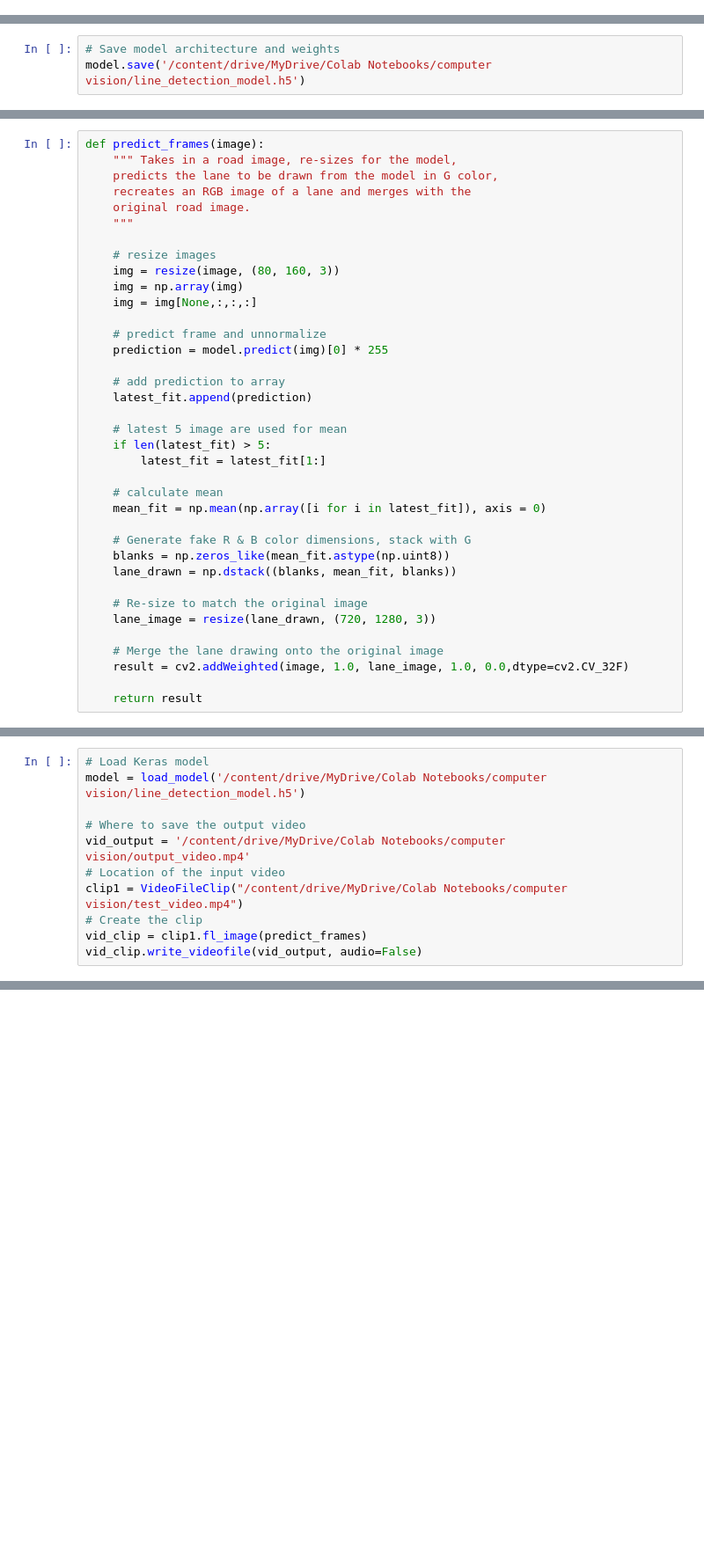
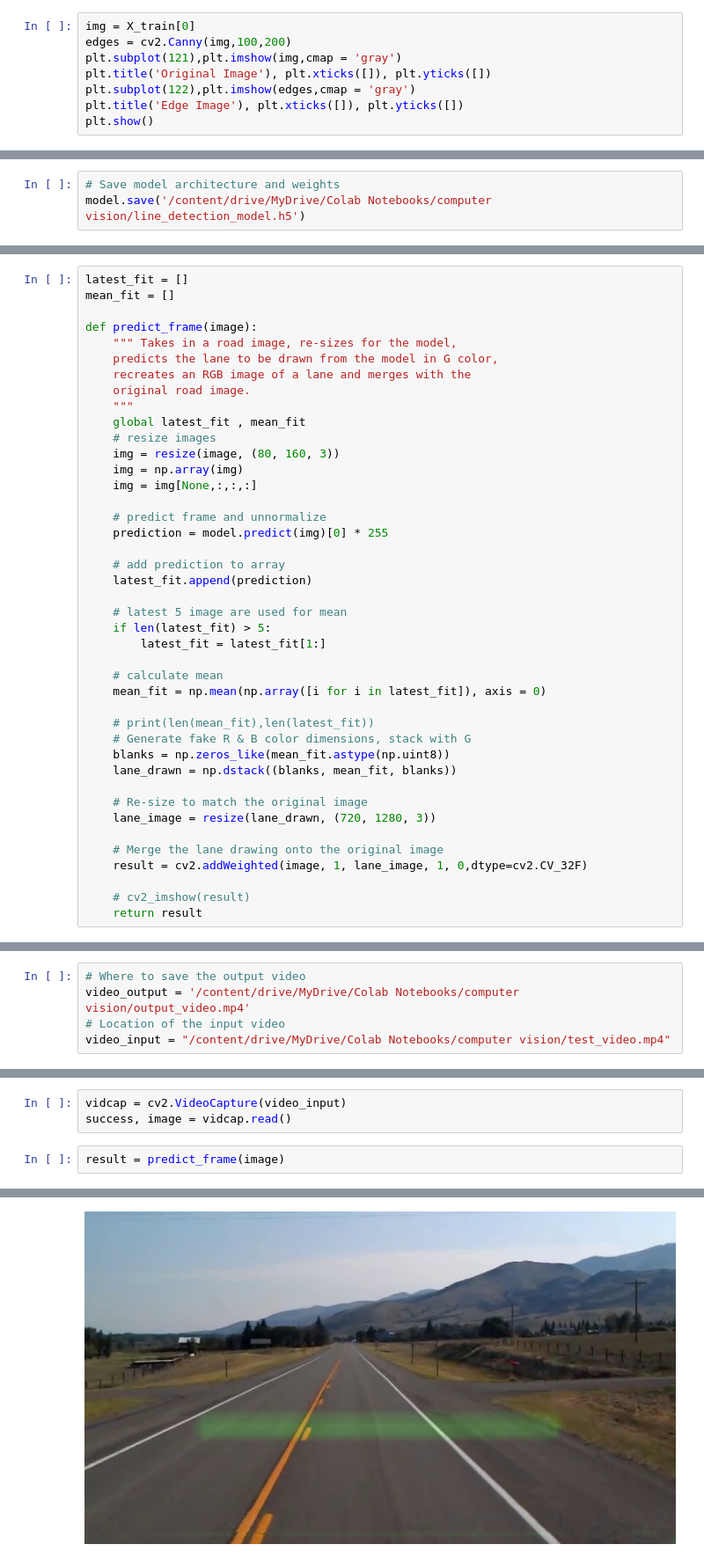
Before and after one commit to ofyzero/projectApollo, a Jupyter notebook: final_project.ipynb, the cells around one changed output, grey strips where cells are left out. Shown at 88% size. Cells and saved outputs as stored; diff of their text form; blank space fills up the shorter version.

```diff
--- a/final_project.ipynb
+++ b/final_project.ipynb
@@ -147,0 +78,8 @@ plt.show()
+# %%
+img = X_train[0]
+edges = cv2.Canny(img,100,200)
+plt.subplot(121),plt.imshow(img,cmap = 'gray')
+plt.title('Original Image'), plt.xticks([]), plt.yticks([])
+plt.subplot(122),plt.imshow(edges,cmap = 'gray')
+plt.title('Edge Image'), plt.xticks([]), plt.yticks([])
+plt.show()
@@ -250,11 +253,14 @@ mean_fit = []
 # %%
-def predict_frames(image):
+latest_fit = []
+mean_fit = []
+
+def predict_frame(image):
     """ Takes in a road image, re-sizes for the model,
     predicts the lane to be drawn from the model in G color,
     recreates an RGB image of a lane and merges with the
     original road image.
     """
-
+    global latest_fit , mean_fit
     # resize images
     img = resize(image, (80, 160, 3))
     img = np.array(img)
@@ -273,6 +279,7 @@ def predict_frames(image):
     # calculate mean
     mean_fit = np.mean(np.array([i for i in latest_fit]), axis = 0)
 
+    # print(len(mean_fit),len(latest_fit))
     # Generate fake R & B color dimensions, stack with G
     blanks = np.zeros_like(mean_fit.astype(np.uint8))
     lane_drawn = np.dstack((blanks, mean_fit, blanks))
@@ -281,6 +288,7 @@ def predict_frames(image):
     lane_image = resize(lane_drawn, (720, 1280, 3))
 
     # Merge the lane drawing onto the original image
-    result = cv2.addWeighted(image, 1.0, lane_image, 1.0, 0.0,dtype=cv2.CV_32F)
+    result = cv2.addWeighted(image, 1, lane_image, 1, 0,dtype=cv2.CV_32F)
 
+    # cv2_imshow(result)
     return result
@@ -287,11 +297,5 @@ def predict_frames(image):
 # %%
-# Load Keras model
-model = load_model('/content/drive/MyDrive/Colab Notebooks/computer vision/line_detection_model.h5')
-
 # Where to save the output video
-vid_output = '/content/drive/MyDrive/Colab Notebooks/computer vision/output_video.mp4'
+video_output = '/content/drive/MyDrive/Colab Notebooks/computer vision/output_video.mp4'
 # Location of the input video
-clip1 = VideoFileClip("/content/drive/MyDrive/Colab Notebooks/computer vision/test_video.mp4")
-# Create the clip
-vid_clip = clip1.fl_image(predict_frames)
-vid_clip.write_videofile(vid_output, audio=False)
+video_input = "/content/drive/MyDrive/Colab Notebooks/computer vision/test_video.mp4"
@@ -324,0 +302,6 @@ Moviepy - Writing video /content/drive/MyDrive/Colab Notebooks/computer vision/o
+# %%
+vidcap = cv2.VideoCapture(video_input)
+success, image = vidcap.read()
+# %%
+result = predict_frame(image)
+# %% [output]
@@ -324,0 +310 @@ Moviepy - Writing video /content/drive/MyDrive/Colab Notebooks/computer vision/o
+[figure, added]
```
Also changed, not shown: parts of 18 cells of this notebook.
